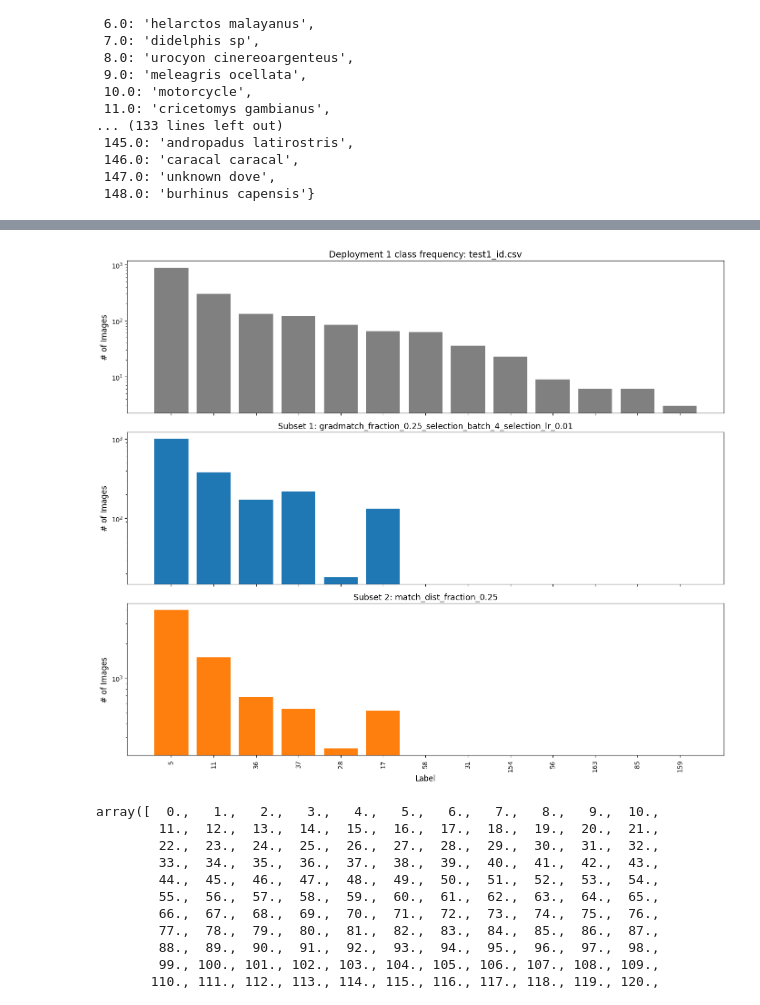
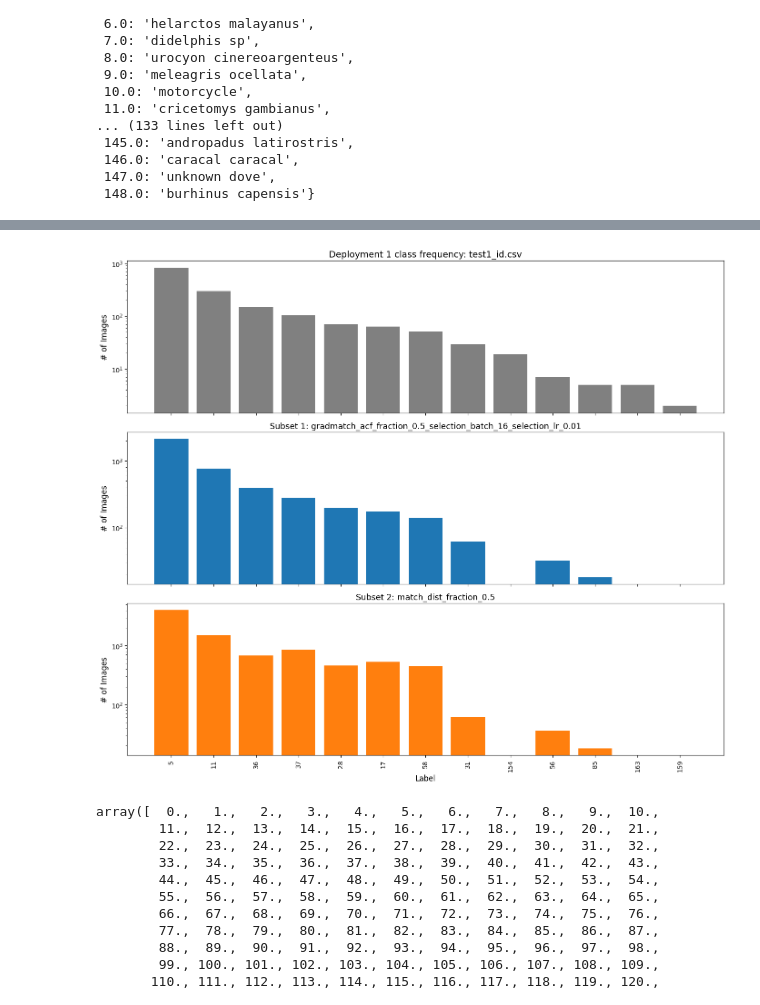
Before and after one commit to hulkund/task_datacomp, a Jupyter notebook: visualizations/label_dist_plots.ipynb, the cells around one changed output, grey strips where cells are left out. Drawn from its saved outputs; the diff is of its cells as text; code cells hidden in the pictures.

Commit message:
run and visualize gradmatch; add glister

```diff
--- a/visualizations/label_dist_plots.ipynb
+++ b/visualizations/label_dist_plots.ipynb
@@ -8,7 +12,7 @@ ModuleNotFoundError: No module named 'visualizations'
 # %%
 subset_paths = [
-    "/data/vision/beery/scratch/evelyn/task_datacomp/experiments/iWildCam/gradmatch_fraction_0.25_selection_batch_4_selection_lr_0.01/test1_subset.npy",
-    "/data/vision/beery/scratch/evelyn/task_datacomp/experiments/iWildCam/match_dist_fraction_0.25/test1_subset.npy",
+    f"/data/vision/beery/scratch/evelyn/task_datacomp/experiments/iWildCam/gradmatch_acf_fraction_{fraction}_selection_batch_16_selection_lr_0.01/test1_subset.npy",
+    f"/data/vision/beery/scratch/evelyn/task_datacomp/experiments/iWildCam/match_dist_fraction_{fraction}/test1_subset.npy",
     # "/data/vision/beery/scratch/evelyn/task_datacomp/experiments/iWildCam/no_filter_fraction_1/test1_subset.npy",
     # "/data/vision/beery/scratch/evelyn/task_datacomp/experiments/iWildCam/random_filter_fraction_0.25/test1_subset.npy",
 
@@ -45,11 +81,11 @@ train_df = pd.read_csv("/data/vision/beery/scratch/neha/task-datacomp/all_datase
 # %%
 plot_test_and_subsets(
-    test_csv_path="/data/vision/beery/scratch/neha/task-datacomp/all_datasets/iWildCam/new_splits/test1_id.csv",
-    train_csv_path="/data/vision/beery/scratch/neha/task-datacomp/all_datasets/iWildCam/new_splits/train.csv",
+    test_csv_path="/data/vision/beery/scratch/neha/task-datacomp/all_datasets/iWildCam/redone_splits/test1_id.csv",
+    train_csv_path="/data/vision/beery/scratch/neha/task-datacomp/all_datasets/iWildCam/redone_splits/train.csv",
     subset_paths=subset_paths
 )
 # %% [output]
-[figure, old version]
+[figure, new version]
 # %%
 train_csv_path="/data/vision/beery/scratch/neha/task-datacomp/all_datasets/iWildCam/new_splits/train.csv"
 pd.read_csv(train_csv_path)['label'].unique()
```
Also changed, not shown: parts of 8 cells of this notebook, 28 other files.
